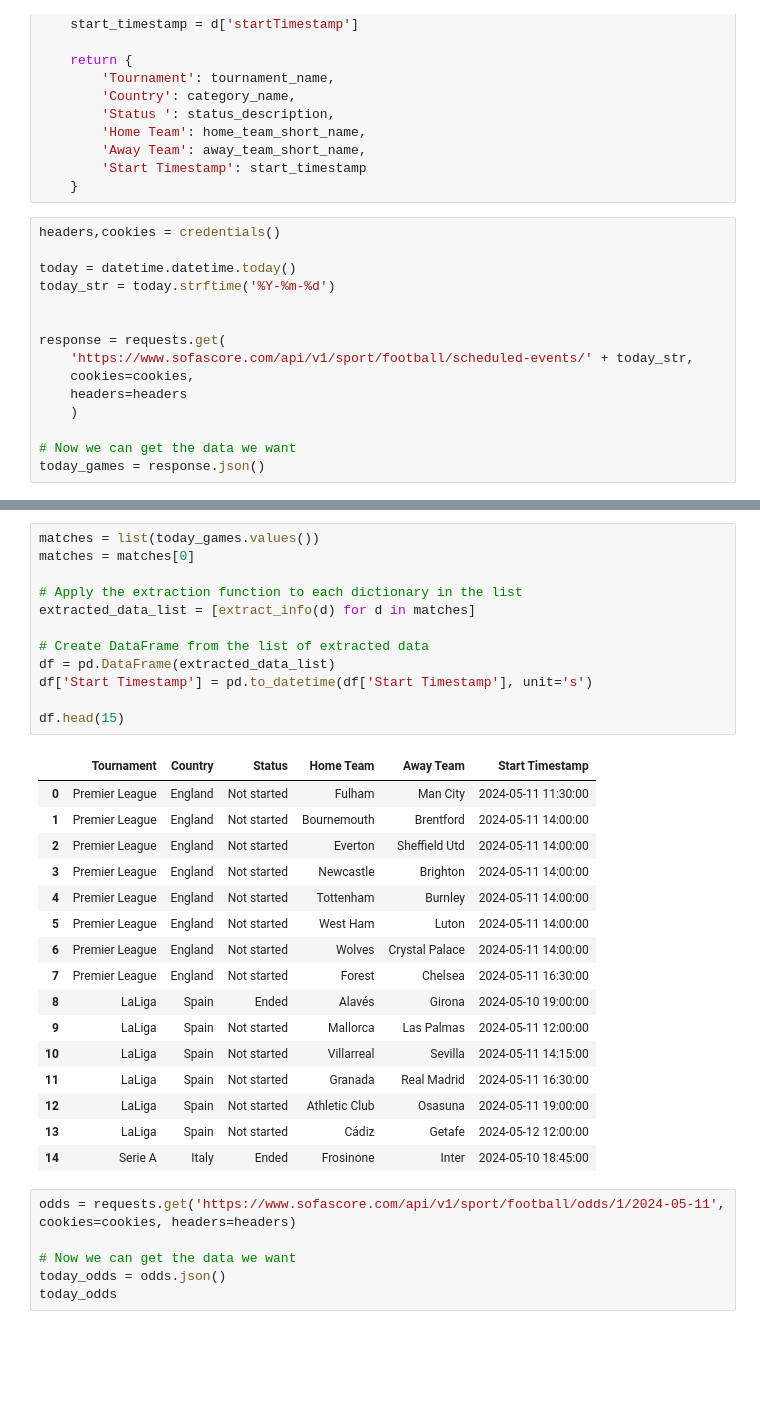
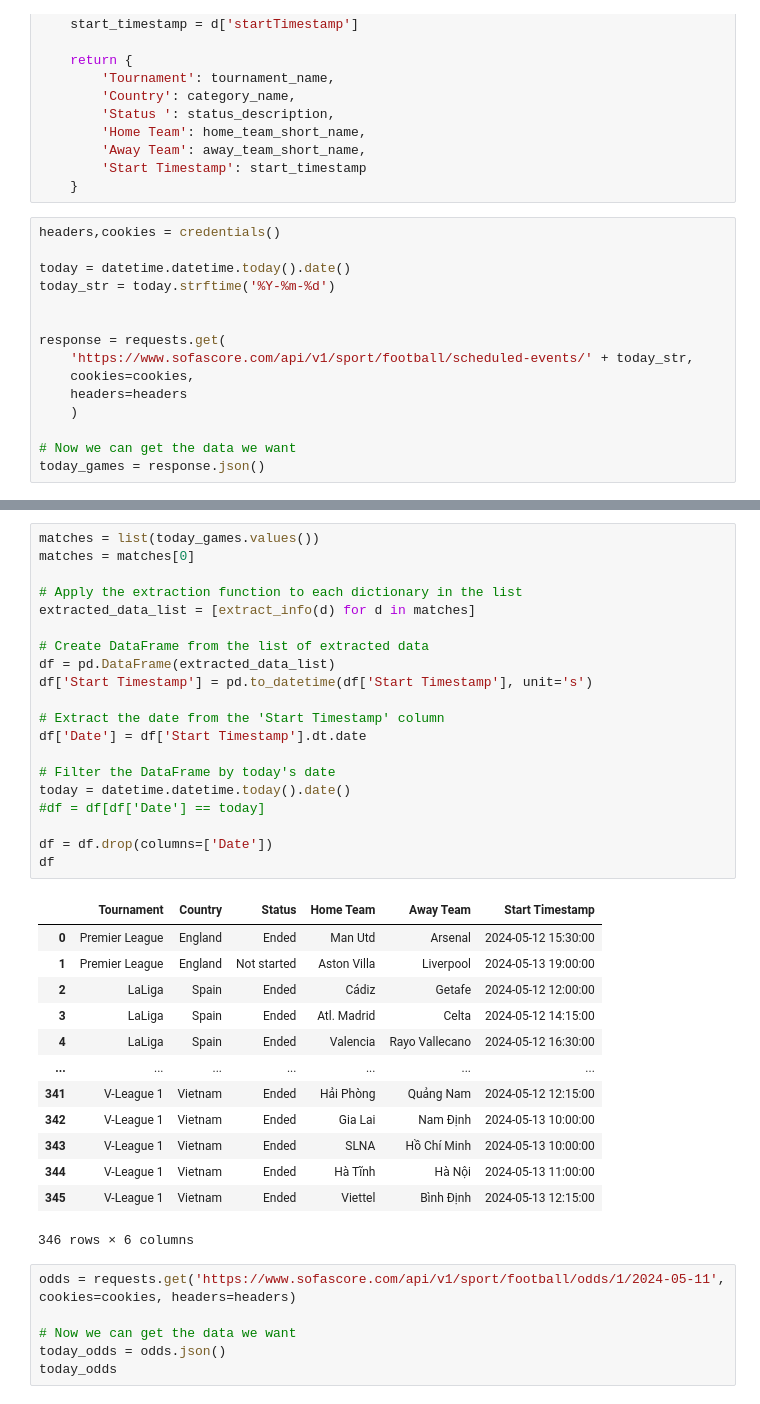
Before and after one commit to jacquesbilombe/Plustrategy, a Jupyter notebook: datafetcher.ipynb, the cells around one changed output, grey strips where cells are left out. Saved outputs shown, nothing was run; the diff lists cells and outputs as text; blank space fills up the shorter version.

```diff
--- a/datafetcher.ipynb
+++ b/datafetcher.ipynb
@@ -64,7 +64,7 @@ def extract_info(d):
 # %%
 headers,cookies = credentials()
 
-today = datetime.datetime.today()
+today = datetime.datetime.today().date()
 today_str = today.strftime('%Y-%m-%d')
 
 
@@ -79,32 +99,37 @@ today_games = response.json()
 # %%
 matches = list(today_games.values())
 matches = matches[0]
 
 # Apply the extraction function to each dictionary in the list
 extracted_data_list = [extract_info(d) for d in matches]
 
 # Create DataFrame from the list of extracted data
 df = pd.DataFrame(extracted_data_list)
 df['Start Timestamp'] = pd.to_datetime(df['Start Timestamp'], unit='s')
 
-df.head(15)
+# Extract the date from the 'Start Timestamp' column
+df['Date'] = df['Start Timestamp'].dt.date
+
+# Filter the DataFrame by today's date
+today = datetime.datetime.today().date()
+#df = df[df['Date'] == today]
+
+df = df.drop(columns=['Date'])
+df
 # %% [output]
 |  | Tournament | Country | Status | Home Team | Away Team | Start Timestamp |
-| 0 | Premier League | England | Not started | Fulham | Man City | 2024-05-11 11:30:00 |
-| 1 | Premier League | England | Not started | Bournemouth | Brentford | 2024-05-11 14:00:00 |
-| 2 | Premier League | England | Not started | Everton | Sheffield Utd | 2024-05-11 14:00:00 |
-| 3 | Premier League | England | Not started | Newcastle | Brighton | 2024-05-11 14:00:00 |
-| 4 | Premier League | England | Not started | Tottenham | Burnley | 2024-05-11 14:00:00 |
-| 5 | Premier League | England | Not started | West Ham | Luton | 2024-05-11 14:00:00 |
-| 6 | Premier League | England | Not started | Wolves | Crystal Palace | 2024-05-11 14:00:00 |
-| 7 | Premier League | England | Not started | Forest | Chelsea | 2024-05-11 16:30:00 |
-| 8 | LaLiga | Spain | Ended | Alavés | Girona | 2024-05-10 19:00:00 |
-| 9 | LaLiga | Spain | Not started | Mallorca | Las Palmas | 2024-05-11 12:00:00 |
-| 10 | LaLiga | Spain | Not started | Villarreal | Sevilla | 2024-05-11 14:15:00 |
-| 11 | LaLiga | Spain | Not started | Granada | Real Madrid | 2024-05-11 16:30:00 |
-| 12 | LaLiga | Spain | Not started | Athletic Club | Osasuna | 2024-05-11 19:00:00 |
-| 13 | LaLiga | Spain | Not started | Cádiz | Getafe | 2024-05-12 12:00:00 |
-| 14 | Serie A | Italy | Ended | Frosinone | Inter | 2024-05-10 18:45:00 |
+| 0 | Premier League | England | Ended | Man Utd | Arsenal | 2024-05-12 15:30:00 |
+| 1 | Premier League | England | Not started | Aston Villa | Liverpool | 2024-05-13 19:00:00 |
+| 2 | LaLiga | Spain | Ended | Cádiz | Getafe | 2024-05-12 12:00:00 |
+| 3 | LaLiga | Spain | Ended | Atl. Madrid | Celta | 2024-05-12 14:15:00 |
+| 4 | LaLiga | Spain | Ended | Valencia | Rayo Vallecano | 2024-05-12 16:30:00 |
+| ... | ... | ... | ... | ... | ... | ... |
+| 341 | V-League 1 | Vietnam | Ended | Hải Phòng | Quảng Nam | 2024-05-12 12:15:00 |
+| 342 | V-League 1 | Vietnam | Ended | Gia Lai | Nam Định | 2024-05-13 10:00:00 |
+| 343 | V-League 1 | Vietnam | Ended | SLNA | Hồ Chí Minh | 2024-05-13 10:00:00 |
+| 344 | V-League 1 | Vietnam | Ended | Hà Tĩnh | Hà Nội | 2024-05-13 11:00:00 |
+| 345 | V-League 1 | Vietnam | Ended | Viettel | Bình Định | 2024-05-13 12:15:00 |
+346 rows × 6 columns
 # %%
 odds = requests.get('https://www.sofascore.com/api/v1/sport/football/odds/1/2024-05-11', cookies=cookies, headers=headers)
 
```
Also changed, not shown: parts of 1 cell of this notebook.
